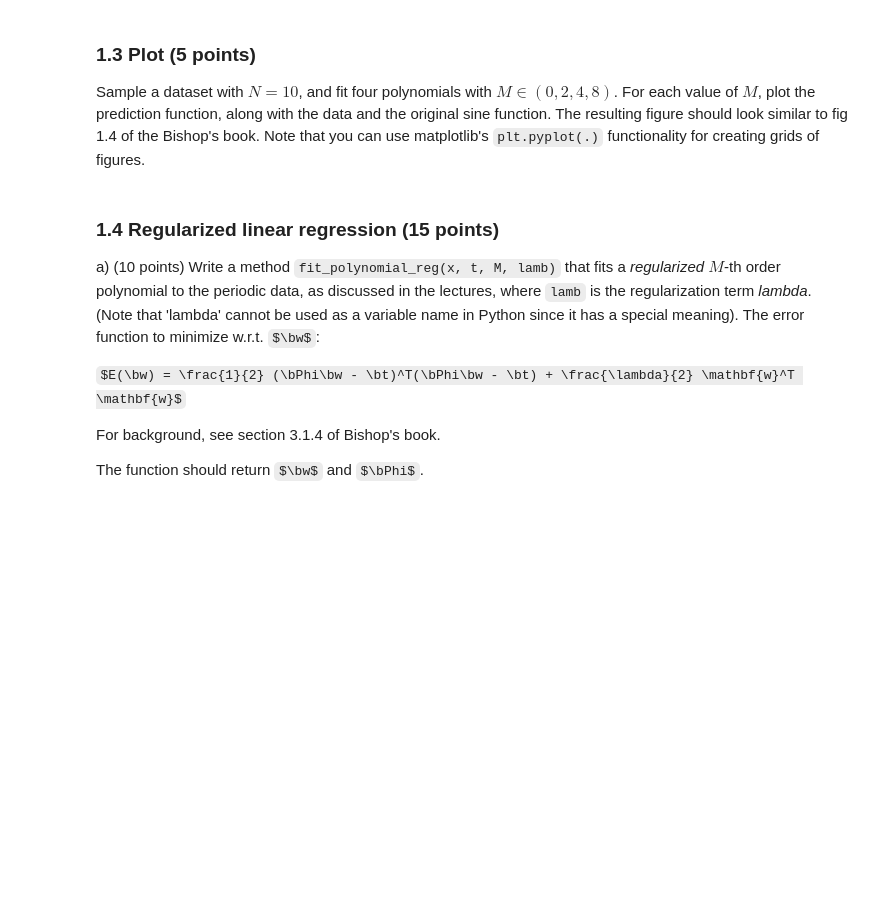
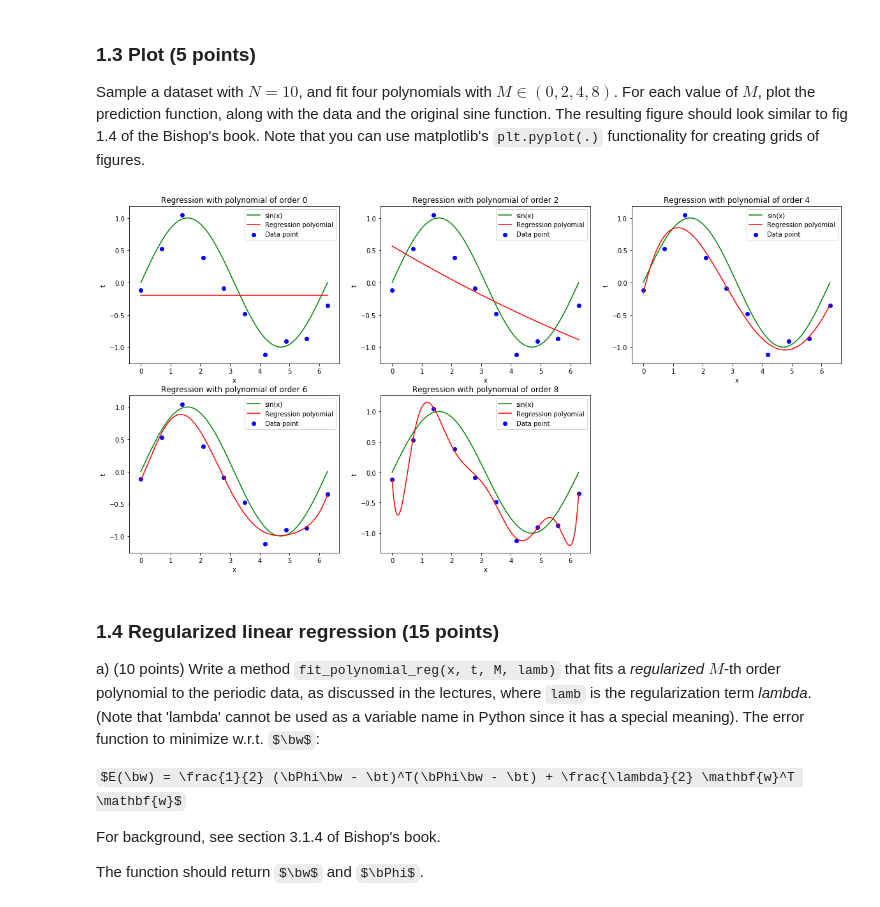
Before and after one commit to ioangatop/MachineLearning, a Jupyter notebook: 12141666_12166804_lab1.ipynb, the cells around one changed output. Drawn from its saved outputs; the diff is of its cells as text; code cells hidden in the pictures; some formulas as TeX source; blank space fills up the shorter version.

```diff
--- a/12141666_12166804_lab1.ipynb
+++ b/12141666_12166804_lab1.ipynb
@@ -169,20 +171,24 @@ For each value of $M$, plot the prediction function, along with the data and the
 # %%
 def predict(w, x):
     Phi = designmatrix(x, len(w))
     return np.matmul(Phi, w)
 
 N = 10
 x_train, t_train = gen_sine(N)
 x_test = np.linspace(0, 2 * np.pi, 1000)
 for m in range(0, 9, 2):
     w, Phi = fit_polynomial(x_train, t_train, m)
     y_test = predict(w, x_test)
     plt.subplot(2, 3, m/2 + 1)
     plt.plot(x_test, np.sin(x_test), 'g', label = 'sin(x)')
     plt.scatter(x_train, t_train, c = 'b', label = 'Data point')
     plt.plot(x_test, y_test, 'r', label = 'Regression polyomial')
     plt.title("Regression with polynomial of order %s" %m)
-    plt.legend()
+    plt.xlabel('x')
+    plt.ylabel('t')
+    plt.legend();
+# %% [output]
+[figure, added]
 # %% [markdown]
 ### 1.4 Regularized linear regression (15 points)
 
```
Also changed, not shown: parts of 6 cells of this notebook.
